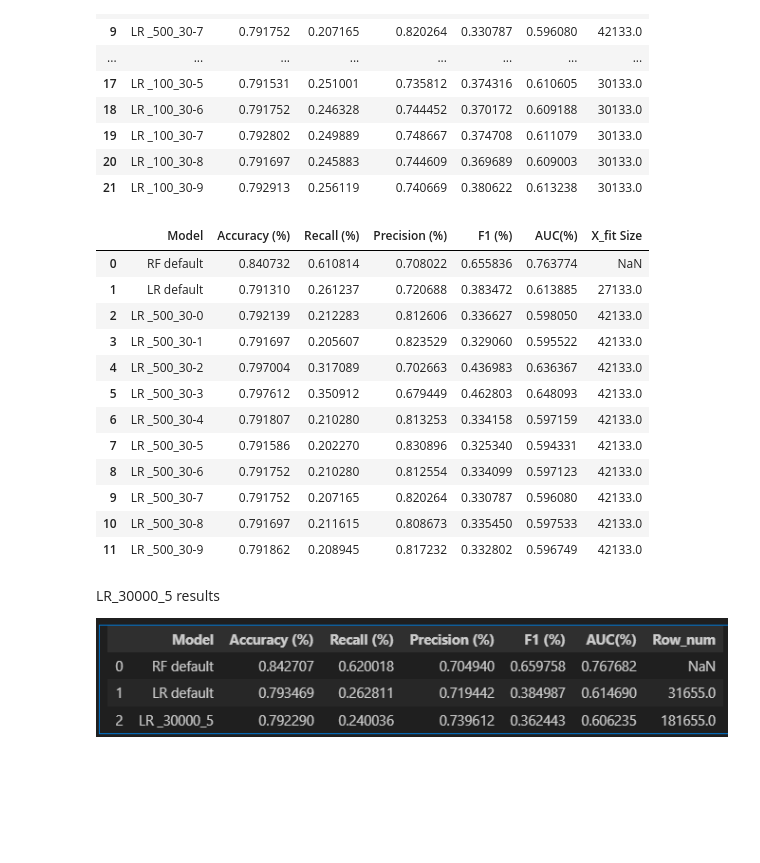
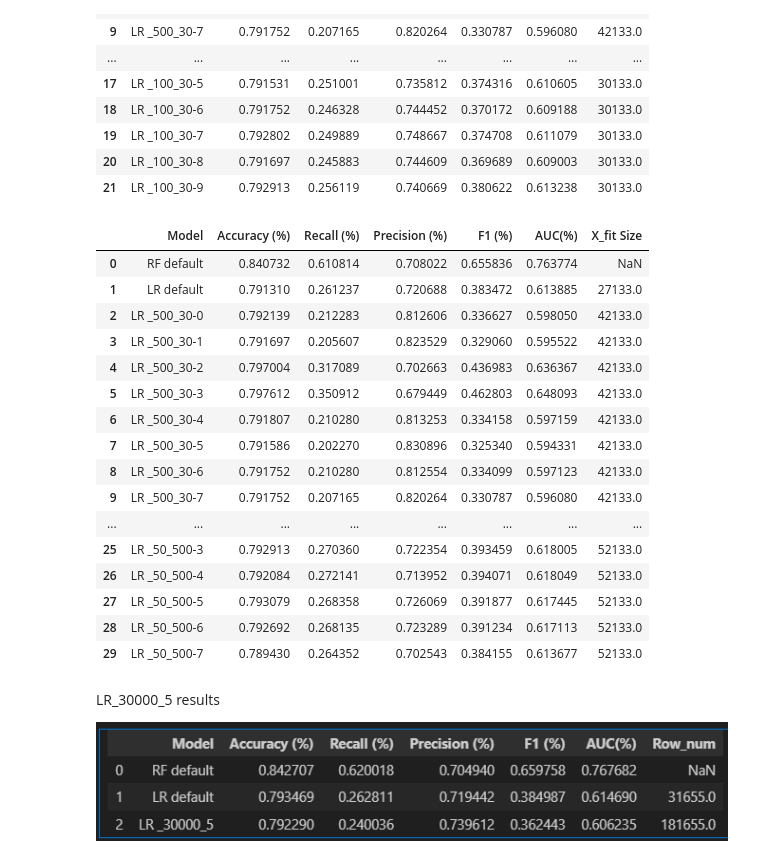
Before and after one commit to dideuzun/Thesis_Project, a Jupyter notebook: Adult Income/Not Scaled Logistic Regression, no restrictions.ipynb, the cells around one changed output. Cells and saved outputs as stored; diff of their text form; code cells hidden in the pictures; blank space fills up the shorter version.

```diff
--- a/Adult Income/Not Scaled Logistic Regression, no restrictions.ipynb
+++ b/Adult Income/Not Scaled Logistic Regression, no restrictions.ipynb
@@ -428,32 +458,14 @@ memory usage: 2.5+ MB
-# %%
-def generate_counterfactuals(X_fit, y_fit, model,continuous_features, sample_size, total_CFs):
-    # Create a Data object
-    d = dice_ml.Data(dataframe=X_fit.assign(income=y_fit), continuous_features=continuous_features, outcome_name='income')
-
-    # Create a Model object
-    m = dice_ml.Model(model=model, backend="sklearn")
-
-    # Generate counterfactuals
-    exp = dice_ml.Dice(d, m, method="random")
-
-    e1 = exp.generate_counterfactuals(X_fit[0:sample_size], total_CFs=total_CFs, desired_class="opposite")
-    #Commented out the below line as it is not needed to see the changes
-    #e1.visualize_as_dataframe(show_only_changes=True)
-
-    cf_df = pd.DataFrame()
-
-    for i in range(0, sample_size):
-        xd = e1.cf_examples_list[i].final_cfs_df
-        cf_df = pd.concat([cf_df, xd])
-
-    else:
-        cf_df.reset_index(drop=True, inplace=True)
-        new_start_index = 40000*i + len(cf_df)
-        cf_df.index += new_start_index
-        cf_df.to_csv('cf_df_{}_{}.csv'.format(sample_size, total_CFs))
-        X_fit_cf = cf_df.drop(['income'], axis=1)
-        y_fit_cf = cf_df['income']
-
-    return e1, X_fit_cf, y_fit_cf
 # %% [markdown]
 ### Running the DICE experiments
+# %%
+fea_to_vary = ['age', 'workclass', 'education-num', 'marital-status', 'relationship', 'race', 'sex', 'capital-gain', 'capital-loss', 'hours-per-week']
+sample_size_list = [10, 20]
+total_CFs_list = [1, 2]
+for k in range(0,5):
+    for j in [10,20]:
+        for i in [1,2]:
+            e2, X_fit_cf, y_fit_cf = generate_counterfactuals(X_fit, y_fit, model_RF,continuous_features, j, i,fea_to_vary)
+            new_X_fit = pd.concat([X_fit, X_fit_cf])
+            new_y_fit = pd.concat([y_fit, y_fit_cf])
+            model_LR_cf, model_perf_metric_lr_cf = run_LR(new_X_fit, new_y_fit, X_test, y_test, '_{}_{}-{}'.format(j, i, k))
+            model_perf_metrics_merged = model_perf_metrics_merged.append(model_perf_metric_lr_cf, ignore_index=True)
@@ -647,22 +670,26 @@ for k in range(0,8):
             model_LR_cf, model_perf_metric_lr_cf = run_LR(new_X_fit, new_y_fit, X_test, y_test, '_{}_{}-{}'.format(j, i, k))
             model_perf_metrics_merged = model_perf_metrics_merged.append(model_perf_metric_lr_cf, ignore_index=True)
 # %%
-model_perf_metrics_merged.to_excel('model_perf_metrics_merged_exp789.xlsx', index=False)
+model_perf_metrics_merged.to_excel('model_perf_metrics_merged_exp_8_9_10.xlsx', index=False)
 model_perf_metrics_merged
 # %% [output]
 |  | Model | Accuracy (%) | Recall (%) | Precision (%) | F1 (%) | AUC(%) | X_fit Size |
 | 0 | RF default | 0.840732 | 0.610814 | 0.708022 | 0.655836 | 0.763774 | NaN |
 | 1 | LR default | 0.791310 | 0.261237 | 0.720688 | 0.383472 | 0.613885 | 27133.0 |
 | 2 | LR _500_30-0 | 0.792139 | 0.212283 | 0.812606 | 0.336627 | 0.598050 | 42133.0 |
 | 3 | LR _500_30-1 | 0.791697 | 0.205607 | 0.823529 | 0.329060 | 0.595522 | 42133.0 |
 | 4 | LR _500_30-2 | 0.797004 | 0.317089 | 0.702663 | 0.436983 | 0.636367 | 42133.0 |
 | 5 | LR _500_30-3 | 0.797612 | 0.350912 | 0.679449 | 0.462803 | 0.648093 | 42133.0 |
 | 6 | LR _500_30-4 | 0.791807 | 0.210280 | 0.813253 | 0.334158 | 0.597159 | 42133.0 |
 | 7 | LR _500_30-5 | 0.791586 | 0.202270 | 0.830896 | 0.325340 | 0.594331 | 42133.0 |
 | 8 | LR _500_30-6 | 0.791752 | 0.210280 | 0.812554 | 0.334099 | 0.597123 | 42133.0 |
 | 9 | LR _500_30-7 | 0.791752 | 0.207165 | 0.820264 | 0.330787 | 0.596080 | 42133.0 |
-| 10 | LR _500_30-8 | 0.791697 | 0.211615 | 0.808673 | 0.335450 | 0.597533 | 42133.0 |
-| 11 | LR _500_30-9 | 0.791862 | 0.208945 | 0.817232 | 0.332802 | 0.596749 | 42133.0 |
+| ... | ... | ... | ... | ... | ... | ... | ... |
+| 25 | LR _50_500-3 | 0.792913 | 0.270360 | 0.722354 | 0.393459 | 0.618005 | 52133.0 |
+| 26 | LR _50_500-4 | 0.792084 | 0.272141 | 0.713952 | 0.394071 | 0.618049 | 52133.0 |
+| 27 | LR _50_500-5 | 0.793079 | 0.268358 | 0.726069 | 0.391877 | 0.617445 | 52133.0 |
+| 28 | LR _50_500-6 | 0.792692 | 0.268135 | 0.723289 | 0.391234 | 0.617113 | 52133.0 |
+| 29 | LR _50_500-7 | 0.789430 | 0.264352 | 0.702543 | 0.384155 | 0.613677 | 52133.0 |
 # %% [markdown]
 LR_30000_5 results
 
```
Also changed, not shown: parts of 6 cells of this notebook, 21 other files.
